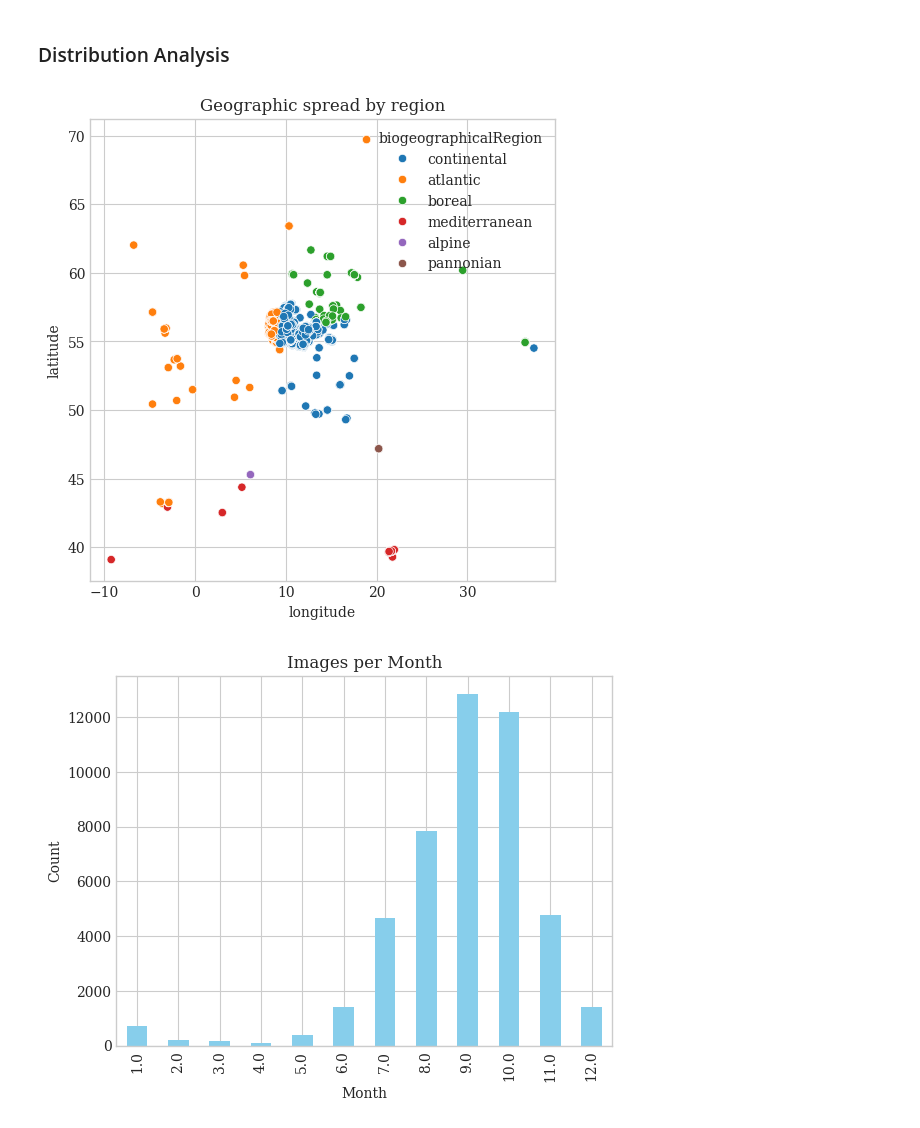
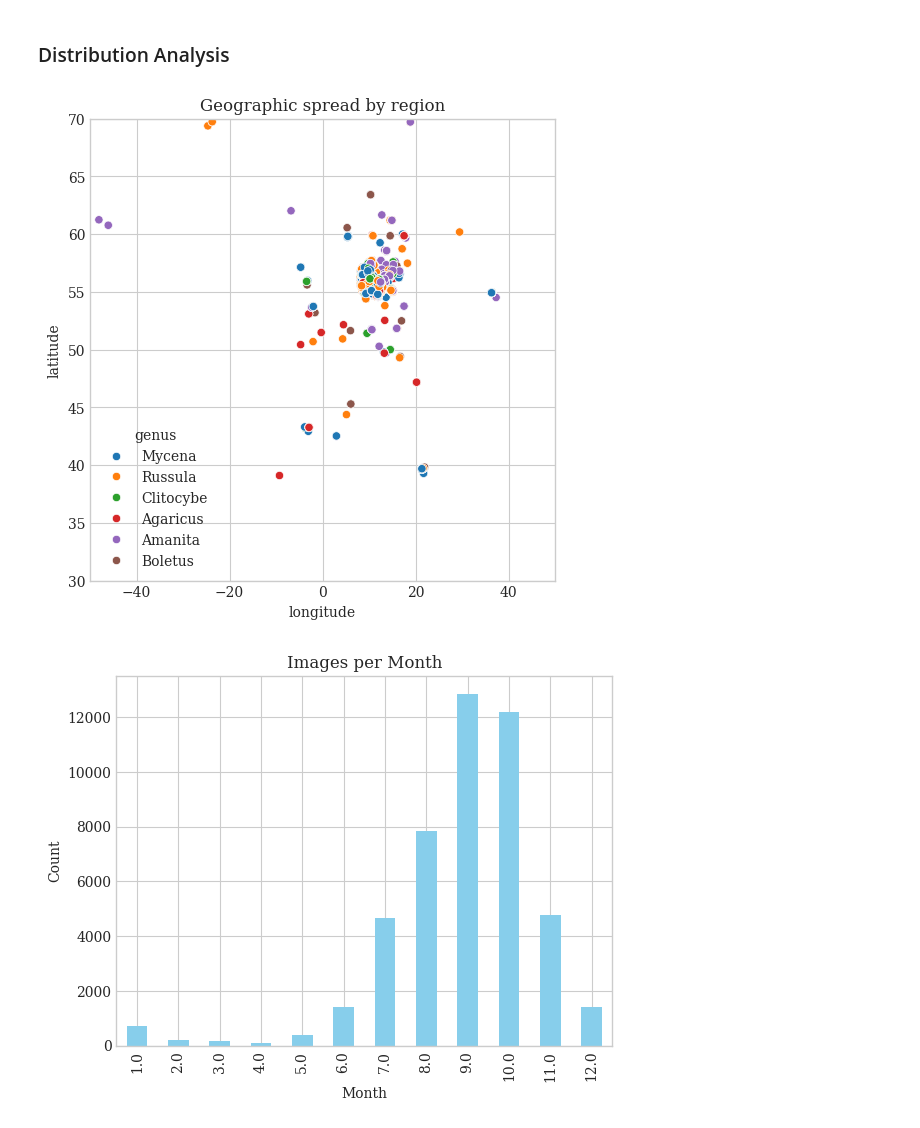
Before and after one commit to UC-Berkeley-I-School/fungitastic-classification-datasci207-Fall-2025, a Jupyter notebook: dataset/EDA.ipynb, the cells around one changed output. Saved outputs shown, nothing was run; the diff lists cells and outputs as text; code cells hidden in the pictures.

```diff
--- a/dataset/EDA.ipynb
+++ b/dataset/EDA.ipynb
@@ -141,11 +142,13 @@ dtype: int64
 ### Distribution Analysis
 # %%
 plt.figure(figsize=(6,6))
-sns.scatterplot(x='longitude', y='latitude', data=data, hue = 'biogeographicalRegion')
+sns.scatterplot(x='longitude', y='latitude', data=data, hue = 'genus')
+plt.ylim(30,70)
+plt.xlim(-50,50)
 plt.title("Geographic spread by region")
 plt.show()
 # %% [output]
-[figure, old version]
+[figure, new version]
 # %%
 # count by month
 counts_month = data['month'].value_counts().sort_index()
```
Also changed, not shown: parts of 4 cells of this notebook.
